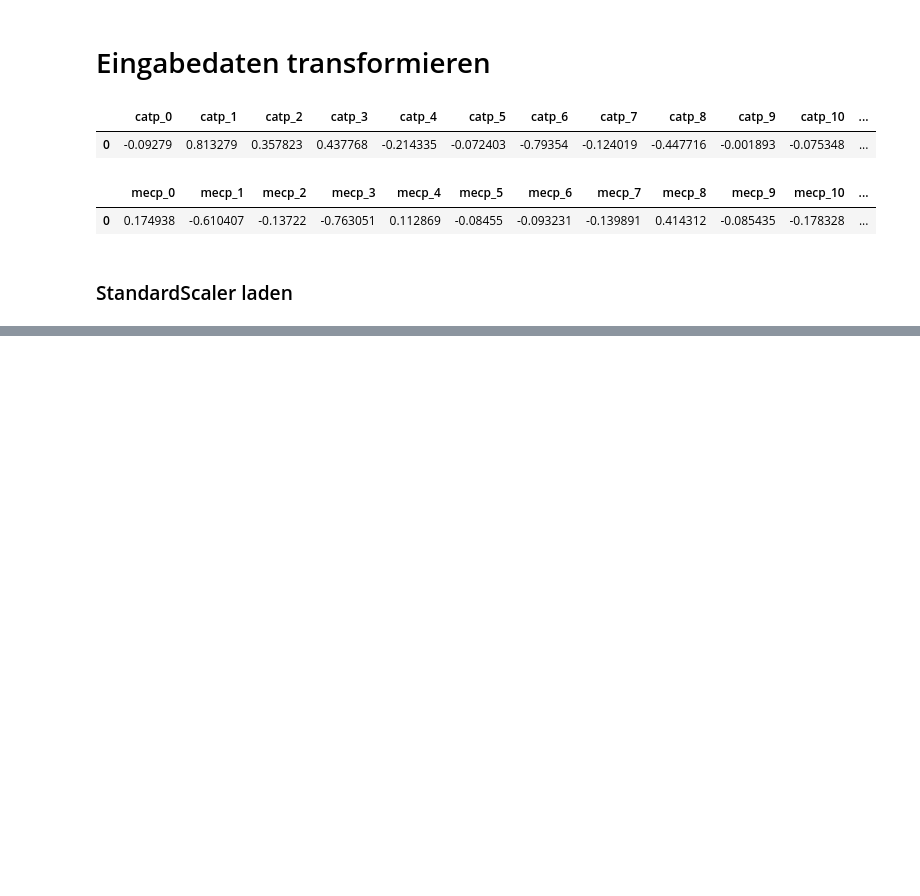
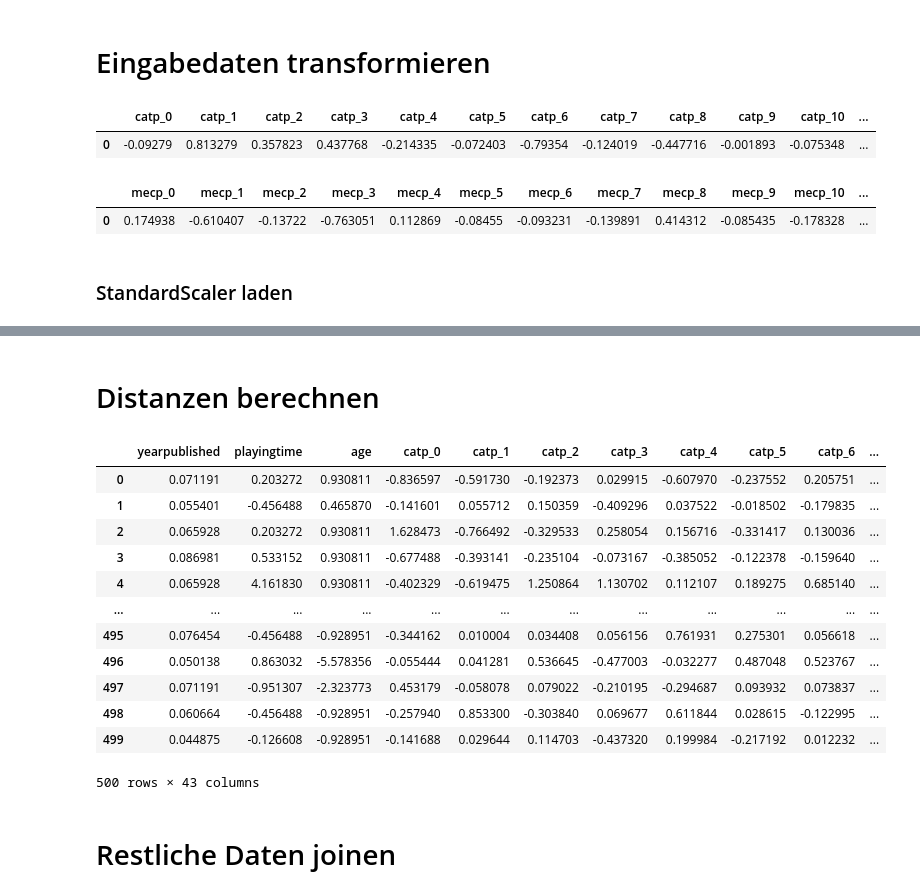
Before and after one commit to gochxx/boardgamerecommender, a Jupyter notebook: reco/Query_Recommender.ipynb, the cells around one changed output, grey strips where cells are left out. Drawn from its saved outputs; the diff is of its cells as text; code cells hidden in the pictures; blank space fills up the shorter version.

```diff
--- a/reco/Query_Recommender.ipynb
+++ b/reco/Query_Recommender.ipynb
@@ -76 +85,21 @@ y_test
 1 rows × 43 columns
+# %% [markdown]
+# Distanzen berechnen
+# %%
+x_train = joblib.load('../data/x_train.pkl')
+# %%
+x_train
+# %% [output]
+|  | yearpublished | playingtime | age | catp_0 | catp_1 | catp_2 | catp_3 | catp_4 | catp_5 | catp_6 | ... |
+| 0 | 0.071191 | 0.203272 | 0.930811 | -0.836597 | -0.591730 | -0.192373 | 0.029915 | -0.607970 | -0.237552 | 0.205751 | ... |
+| 1 | 0.055401 | -0.456488 | 0.465870 | -0.141601 | 0.055712 | 0.150359 | -0.409296 | 0.037522 | -0.018502 | -0.179835 | ... |
+| 2 | 0.065928 | 0.203272 | 0.930811 | 1.628473 | -0.766492 | -0.329533 | 0.258054 | 0.156716 | -0.331417 | 0.130036 | ... |
+| 3 | 0.086981 | 0.533152 | 0.930811 | -0.677488 | -0.393141 | -0.235104 | -0.073167 | -0.385052 | -0.122378 | -0.159640 | ... |
+| 4 | 0.065928 | 4.161830 | 0.930811 | -0.402329 | -0.619475 | 1.250864 | 1.130702 | 0.112107 | 0.189275 | 0.685140 | ... |
+| ... | ... | ... | ... | ... | ... | ... | ... | ... | ... | ... | ... |
+| 495 | 0.076454 | -0.456488 | -0.928951 | -0.344162 | 0.010004 | 0.034408 | 0.056156 | 0.761931 | 0.275301 | 0.056618 | ... |
+| 496 | 0.050138 | 0.863032 | -5.578356 | -0.055444 | 0.041281 | 0.536645 | -0.477003 | -0.032277 | 0.487048 | 0.523767 | ... |
+| 497 | 0.071191 | -0.951307 | -2.323773 | 0.453179 | -0.058078 | 0.079022 | -0.210195 | -0.294687 | 0.093932 | 0.073837 | ... |
+| 498 | 0.060664 | -0.456488 | -0.928951 | -0.257940 | 0.853300 | -0.303840 | 0.069677 | 0.611844 | 0.028615 | -0.122995 | ... |
+| 499 | 0.044875 | -0.126608 | -0.928951 | -0.141688 | 0.029644 | 0.114703 | -0.437320 | 0.199984 | -0.217192 | 0.012232 | ... |
+500 rows × 43 columns
@@ -76,0 +108,2 @@ y_test
+# %% [markdown]
+# Restliche Daten joinen
```
Also changed, not shown: parts of 10 cells of this notebook, 1 other file.
